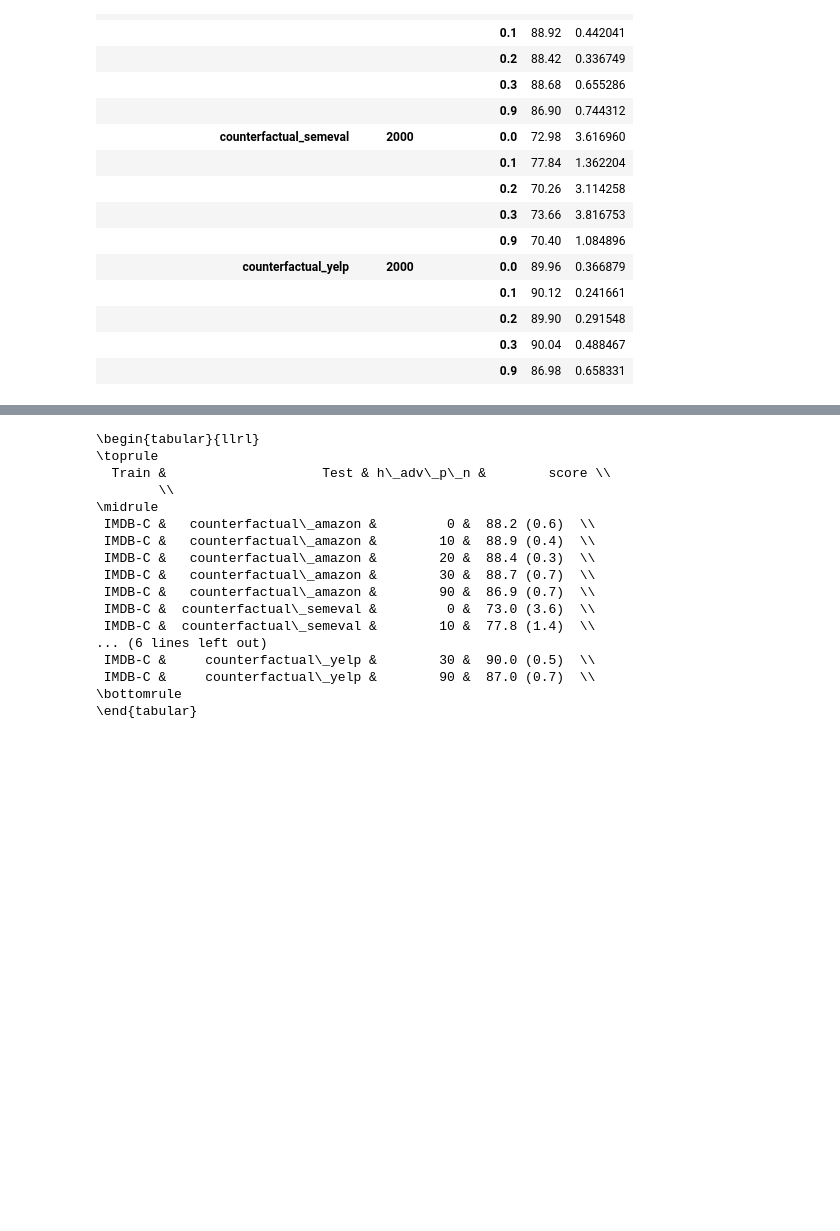
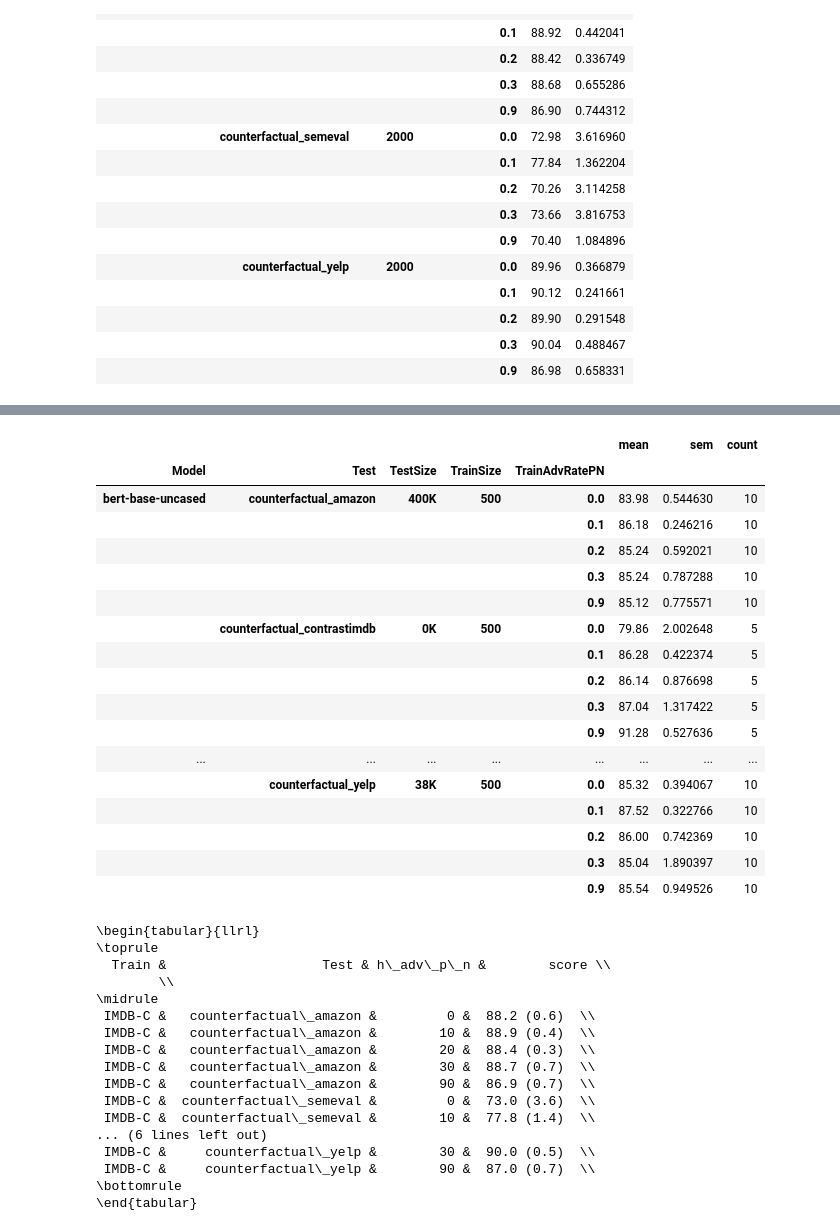
Before and after one commit to elangovana/large-scale-ptm-ppi, a Jupyter notebook: notebooks/counterfactual_prediction_analysis.ipynb, the cells around one changed output, grey strips where cells are left out. Saved outputs shown, nothing was run; the diff lists cells and outputs as text; code cells hidden in the pictures; blank space fills up the shorter version.

Commit message:
Add contrast set

```diff
--- a/notebooks/counterfactual_prediction_analysis.ipynb
+++ b/notebooks/counterfactual_prediction_analysis.ipynb
@@ -217,7 +253,7 @@ def consolidate_predictions_result(df_list, predictions_meta):
             "TrainingJob":training_job,
             "Model" : model.strip("/").split("/")[-1],
             "Test" : df["uri"].iloc[0].split("/")[3],
-            "TestSize": "{}K".format(int(round(len(df)/1000, 0))),
+            "TestSize": len(df),
             "h_adv_p_n" : df["adv"].iloc[0],
             "Accuracy" : round(accuracy*100, 1),
             "Uri" : df["uri"].iloc[0]
@@ -227,8 +263,8 @@ def consolidate_predictions_result(df_list, predictions_meta):
     return pd.DataFrame(result).sort_values(by=["Test", "h_adv_p_n"])
 # %%
 
-def load_stats_and_results( jobs, pred_datefmt):
-    predictions_meta = get_prediction_details(jobs, pred_datefmt)
+def load_stats_and_results( jobs, pred_datefmt, dataset_type=None):
+    predictions_meta = get_prediction_details(jobs, pred_datefmt, dataset_type)
 
     predictions_df = load_json_as_df_array(predictions_meta)
 
@@ -302,3 +330,37 @@ predictions_df_bert_2k.groupby(["Model","Test", "TrainSize", "TrainAdvRatePN"])[
+# %%
+predictions_df_bert_5H_sub = load_stats_and_results(
+                                            imdb_bert_5H_training_jobs,
+                                            imdb_bert_5H_pred_date_fmt
+                                            )
+# %%
+predictions_df_bert_5H_contrast = load_stats_and_results(
+                                            imdb_bert_5H_training_jobs,
+                                            imdb_bert_5H_pred_contrast_date_fmt,
+                                            dataset_type = dataset_type_contrast
+                                            )
+predictions_df_bert_5H = pd.concat([ predictions_df_bert_5H_sub, predictions_df_bert_5H_contrast])
+# %%
+predictions_df_bert_5H.groupby(["Model","Test","TestSize", "TrainSize", "TrainAdvRatePN"])\
+    ["Accuracy"].agg(("mean", "sem", "count"))
+# %% [output]
+|  |  |  |  |  | mean | sem | count |
+| Model | Test | TestSize | TrainSize | TrainAdvRatePN |  |  |  |
+| bert-base-uncased | counterfactual_amazon | 400K | 500 | 0.0 | 83.98 | 0.544630 | 10 |
+|  |  |  |  | 0.1 | 86.18 | 0.246216 | 10 |
+|  |  |  |  | 0.2 | 85.24 | 0.592021 | 10 |
+|  |  |  |  | 0.3 | 85.24 | 0.787288 | 10 |
+|  |  |  |  | 0.9 | 85.12 | 0.775571 | 10 |
+|  | counterfactual_contrastimdb | 0K | 500 | 0.0 | 79.86 | 2.002648 | 5 |
+|  |  |  |  | 0.1 | 86.28 | 0.422374 | 5 |
+|  |  |  |  | 0.2 | 86.14 | 0.876698 | 5 |
+|  |  |  |  | 0.3 | 87.04 | 1.317422 | 5 |
+|  |  |  |  | 0.9 | 91.28 | 0.527636 | 5 |
+| ... | ... | ... | ... | ... | ... | ... | ... |
+|  | counterfactual_yelp | 38K | 500 | 0.0 | 85.32 | 0.394067 | 10 |
+|  |  |  |  | 0.1 | 87.52 | 0.322766 | 10 |
+|  |  |  |  | 0.2 | 86.00 | 0.742369 | 10 |
+|  |  |  |  | 0.3 | 85.04 | 1.890397 | 10 |
+|  |  |  |  | 0.9 | 85.54 | 0.949526 | 10 |
 # %%
 import math
 
```
Also changed, not shown: parts of 8 cells of this notebook.
